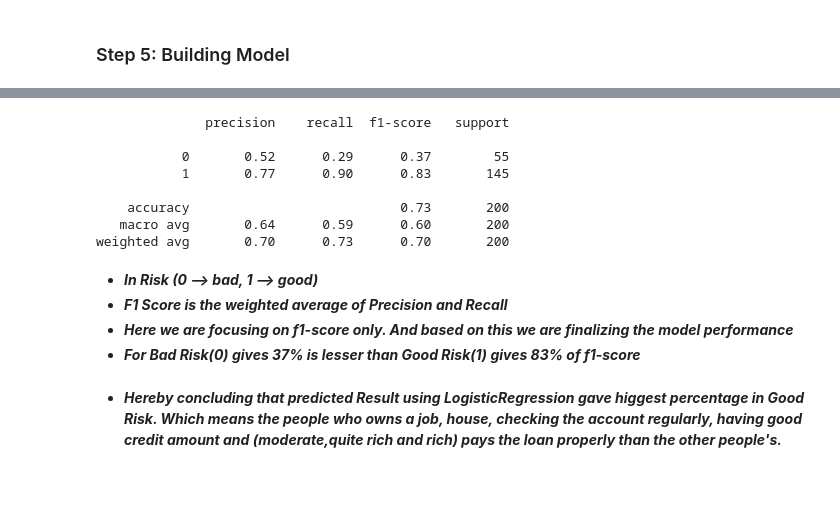
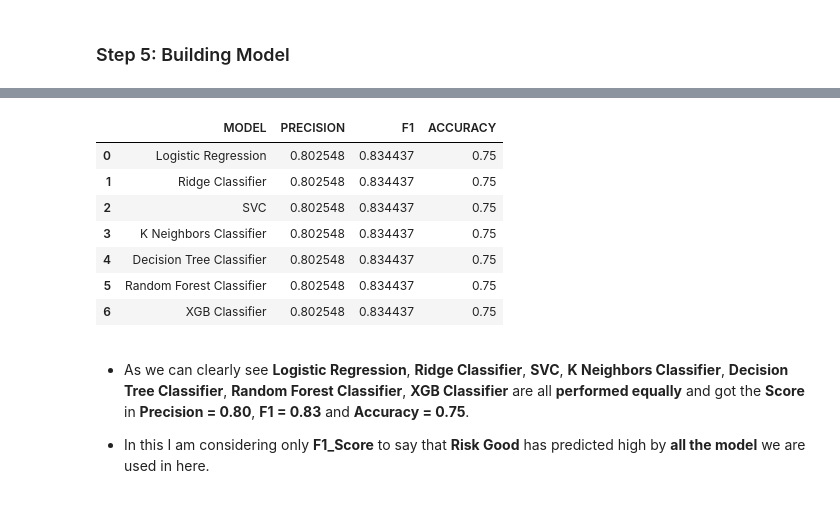
Before and after one commit to Vishwakbalaji/Data_Science, a Jupyter notebook: German Credit Risk Prediction/German Credit Risk Prediction.ipynb, the cells around one changed output, grey strips where cells are left out. Drawn from its saved outputs; the diff is of its cells as text; code cells hidden in the pictures.

```diff
--- a/German Credit Risk Prediction/German Credit Risk Prediction.ipynb
+++ b/German Credit Risk Prediction/German Credit Risk Prediction.ipynb
@@ -317,9 +323,27 @@ X_train,X_test,y_train,y_test = train_test_split(X,y,test_size=0.2,random_state=
 sc = StandardScaler()
 X_train = sc.fit_transform(X_train)
 X_test = sc.transform(X_test)
+# %%
+algos = [LogisticRegression(),  RidgeClassifier(), SVC(kernel = 'linear', random_state = 0),
+          KNeighborsClassifier(), DecisionTreeClassifier(criterion='gini', random_state = 0),
+         RandomForestClassifier(criterion='gini', random_state = 0,n_estimators = 10), XGBClassifier()]
+
+names = ['Logistic Regression', 'Ridge Classifier', 'SVC',
+         'K Neighbors Classifier', 'Decision Tree Classifier','Random Forest Classifier','XGB Classifier']
+
+
+precision_list = []
+f1_list = []
+accuracy_list = []
 # %%
-model = LogisticRegression()                   # name of the model applying
-model.fit(X_train,y_train)        # fitting the train data
-y_pred = model.predict(X_test)    # based on the fitted model, the test data is predicted
-print('f1_score:', f1_score(y_test, y_pred))
+for name in algos:                                  # iterating the algorithms in the above list
+    model = name                                    # name of the model applying
+    model.fit(X_train,y_train)                      # fitting the train data
+    y_pred = model.predict(X_test)                 # based on the fitted model, the test data is predicted
+    precision = precision_score(y_test,y_pred)      # calculating precision
+    f1 = f1_score(y_test, y_pred)                   # calculating f1
+    accuracy = accuracy_score(y_test,y_pred)
+    precision_list.append(precision)               # appending precision in the list
+    f1_list.append(f1)                              # appending f1 in the list
+    accuracy_list.append(accuracy)
 # %% [output]
@@ -327,20 +351,20 @@ f1_score: 0.8280254777070064
-# %%
-# Reporting the entier classifier
-from sklearn.metrics import classification_report
-print(classification_report(y_test, y_pred))
-# %% [output]
-              precision    recall  f1-score   support
-
-           0       0.52      0.29      0.37        55
-           1       0.77      0.90      0.83       145
-
-    accuracy                           0.73       200
-   macro avg       0.64      0.59      0.60       200
-weighted avg       0.70      0.73      0.70       200
-# %% [markdown]
-* ___In Risk (0 --> bad, 1 --> good)___
-* ___F1 Score is the weighted average of Precision and Recall___
-* ___Here we are focusing on **f1-score only**. And based on this we are finalizing the model performance___
-* ___For **Bad Risk(0)** gives **37%** is lesser than **Good Risk(1)** gives **83%** of f1-score___
-# %% [markdown]
-* ___Hereby concluding that **predicted Result** using **LogisticRegression** gave **higgest percentage in Good Risk**. Which means the people who owns a job, house, checking the account regularly, having good credit amount and (moderate,quite rich and rich) **pays the loan properly** than the **other people's**.___
+# %%
+evaluation = pd.DataFrame({'MODEL': names,
+                           'PRECISION': precision,
+                           'F1': f1,
+                           'ACCURACY': accuracy})
+# %%
+evaluation
+# %% [output]
+|  | MODEL | PRECISION | F1 | ACCURACY |
+| 0 | Logistic Regression | 0.802548 | 0.834437 | 0.75 |
+| 1 | Ridge Classifier | 0.802548 | 0.834437 | 0.75 |
+| 2 | SVC | 0.802548 | 0.834437 | 0.75 |
+| 3 | K Neighbors Classifier | 0.802548 | 0.834437 | 0.75 |
+| 4 | Decision Tree Classifier | 0.802548 | 0.834437 | 0.75 |
+| 5 | Random Forest Classifier | 0.802548 | 0.834437 | 0.75 |
+| 6 | XGB Classifier | 0.802548 | 0.834437 | 0.75 |
+# %% [markdown]
+* As we can clearly see **Logistic Regression**, **Ridge Classifier**, **SVC**, **K Neighbors Classifier**, **Decision Tree Classifier**, **Random Forest Classifier**, **XGB Classifier** are all **performed equally** and got the **Score** in **Precision = 0.80**, **F1 = 0.83** and **Accuracy = 0.75**.
+
+* In this I am considering only **F1_Score** to say that **Risk Good** has predicted high by **all the model** we are used in here.
```
Also changed, not shown: parts of 4 cells of this notebook.
